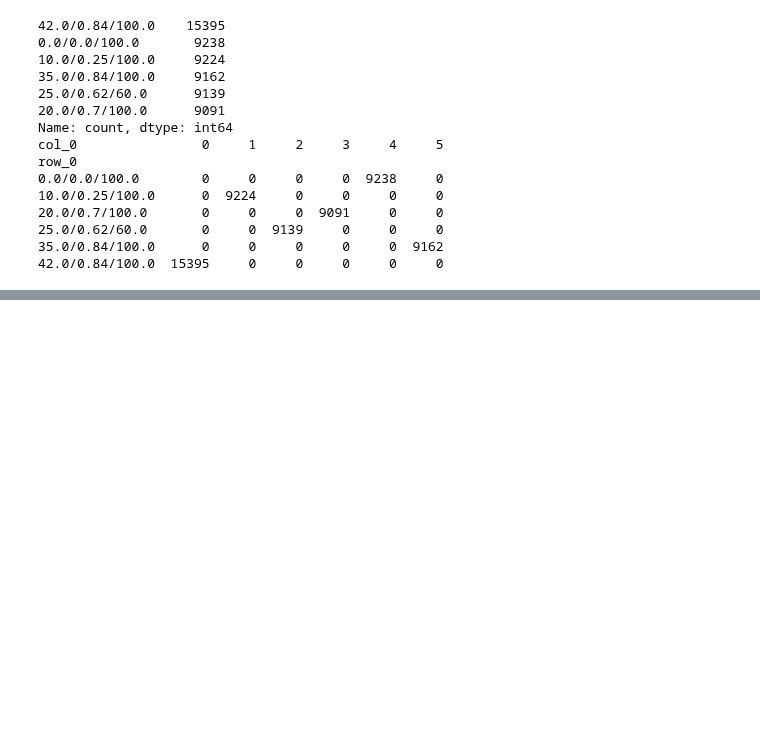
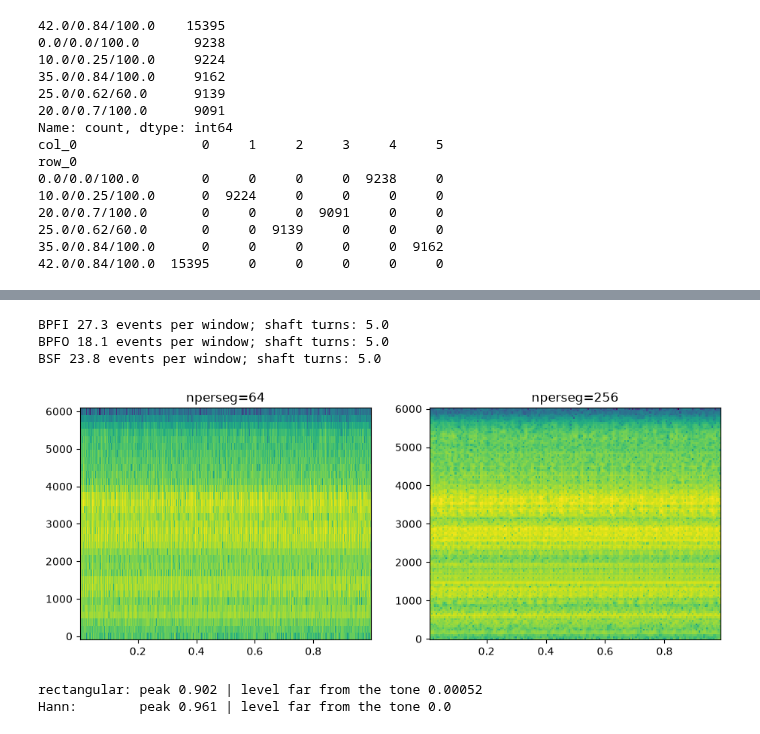
Before and after one commit to khushi051102/MTP-project, a Jupyter notebook: notebooks/02_phase1_signal_analysis.ipynb, the cells around one changed output, grey strips where cells are left out. Saved outputs shown, nothing was run; the diff lists cells and outputs as text; code cells hidden in the pictures; blank space fills up the shorter version.

```diff
--- a/notebooks/02_phase1_signal_analysis.ipynb
+++ b/notebooks/02_phase1_signal_analysis.ipynb
@@ -175,0 +409,56 @@ pd.DataFrame(rows, columns=["sensor", "n_unique", "spearman_vs_rul"]).sort_value
+# %%
+import numpy as np
+import pandas as pd
+import matplotlib.pyplot as plt
+from scipy.signal import decimate
+from src.utils import set_seed
+from src.config import CWRU_RAW, SEED
+from src.cwru_meta import build_metadata
+from src.data_loader import load_cwru_file
+from src.cwru_reference import MULT
+from src.signal_proc import (WIN_LEN, time_features, amplitude_spectrum,
+                             envelope_spectrum, peak_to_floor, spectrogram_db)
+
+set_seed(SEED)
+meta = build_metadata().set_index("file_id")
+
+def load(fid):
+    r = meta.loc[fid]
+    return load_cwru_file(CWRU_RAW / r.relpath, int(r.fs_native))
+
+def env_of(fid):
+    rec = load(fid)
+    rpm = rec.rpm or meta.loc[fid, "nominal_rpm"]
+    shaft = rpm / 60
+    fe, me = envelope_spectrum(rec.signal, rec.fs)
+    return rec, shaft, fe, me
+# %%
+for d_name in ["BPFI", "BPFO", "BSF"]:
+    rec, shaft, _, _ = env_of(106)
+    print(d_name, round(MULT[d_name] * shaft * WIN_LEN / 12000, 1), "events per window; shaft turns:",
+          round(shaft * WIN_LEN / 12000, 1))
+# %% [output]
+BPFI 27.3 events per window; shaft turns: 5.0
+BPFO 18.1 events per window; shaft turns: 5.0
+BSF 23.8 events per window; shaft turns: 5.0
+# %%
+rec, shaft, fe, me = env_of(106)
+fig, axes = plt.subplots(1, 2, figsize=(11, 4))
+for ax_, nps in zip(axes, [64, 256]):
+    f, t, S = spectrogram_db(rec.signal[:12000], rec.fs, nperseg=nps)
+    ax_.pcolormesh(t, f, S, shading="auto"); ax_.set_title(f"nperseg={nps}")
+plt.show()
+# %% [output]
+[figure, added]
+# %%
+fs = 12000
+t = np.arange(2048) / fs
+x = np.sin(2*np.pi*1000.5*t)                 # tone between FFT bins: worst case for leakage
+rect = np.abs(np.fft.rfft(x - x.mean())) * 2 / len(x)
+f, hann_mag = amplitude_spectrum(x, fs)
+far = (f > 2000)
+print("rectangular: peak", rect.max().round(3), "| level far from the tone", rect[far].mean().round(5))
+print("Hann:        peak", hann_mag.max().round(3), "| level far from the tone", hann_mag[far].mean().round(6))
+# %% [output]
+rectangular: peak 0.902 | level far from the tone 0.00052
+Hann:        peak 0.961 | level far from the tone 0.0
```
Also changed, not shown: parts of 20 cells of this notebook, 10 other files.
